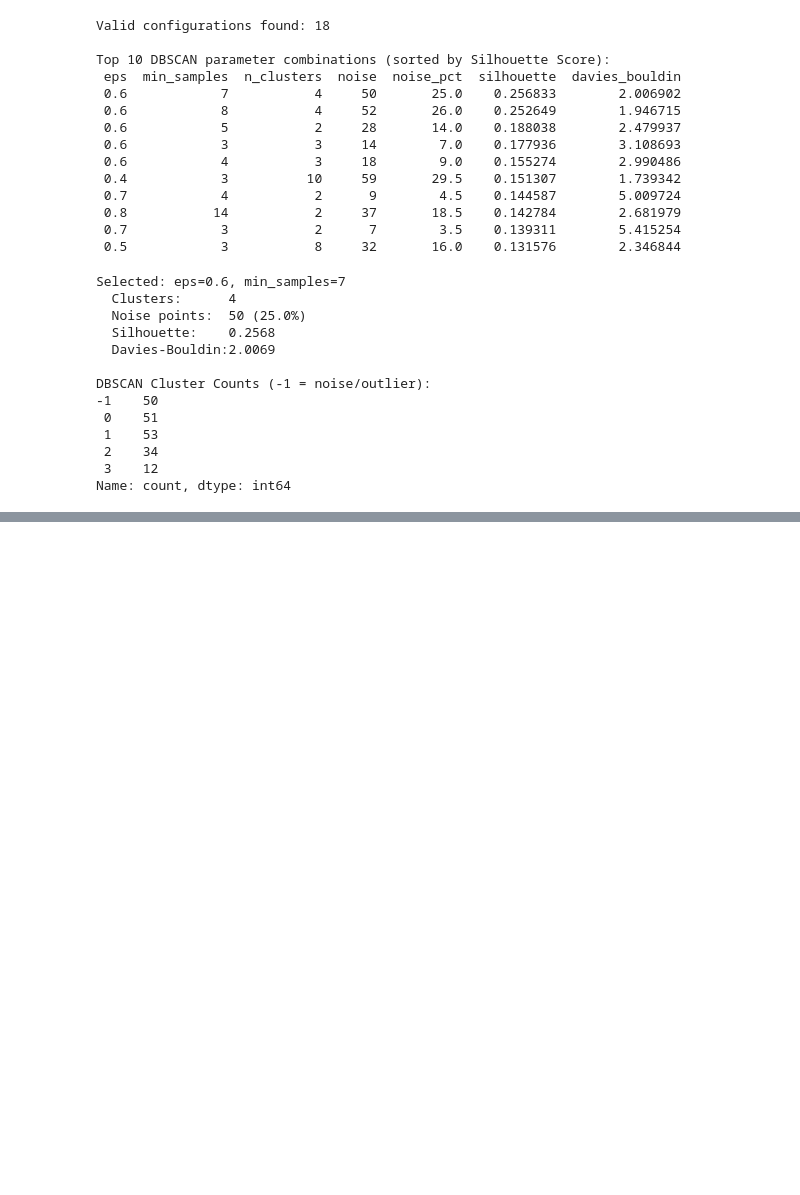
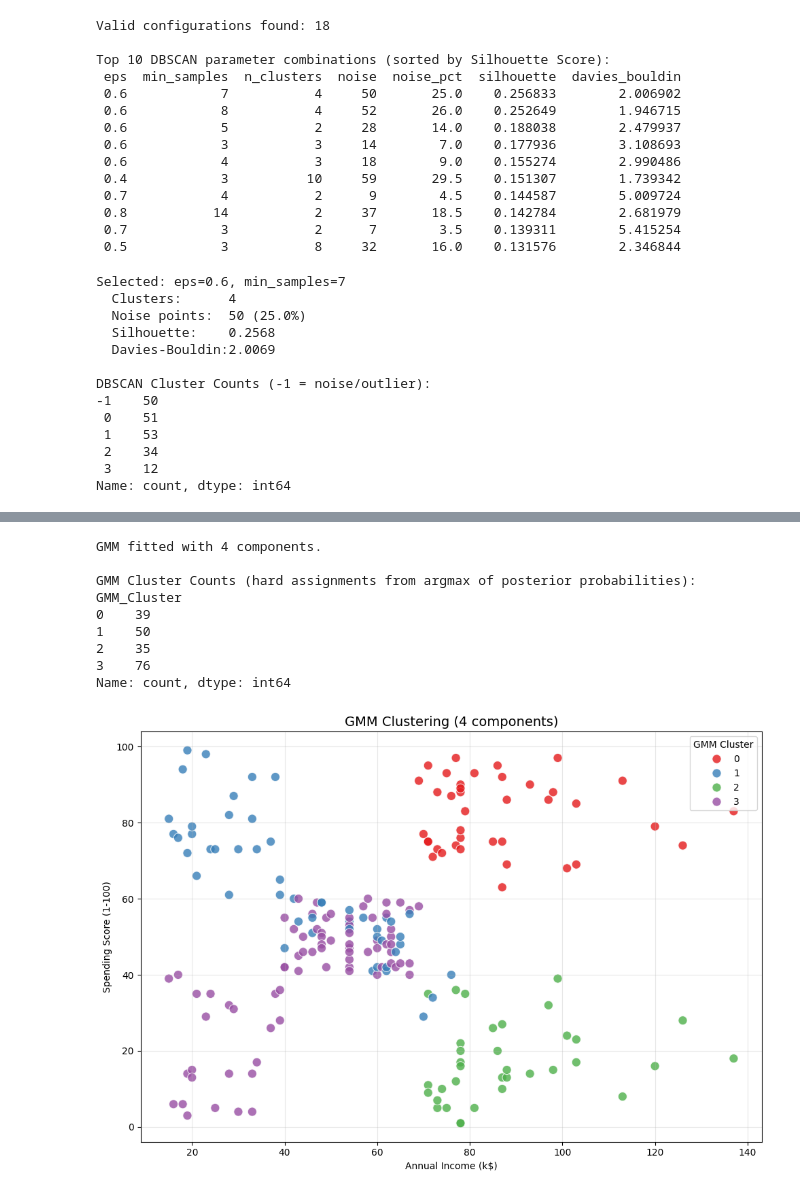
Before and after one commit to Safa30/CSE475_Machine_Learning, a Jupyter notebook: Lab/lab_2/Lab2_Unsupervised_Learning.ipynb, the cells around one changed output, grey strips where cells are left out. Drawn from its saved outputs; the diff is of its cells as text; code cells hidden in the pictures; blank space fills up the shorter version.

```diff
--- a/Lab/lab_2/Lab2_Unsupervised_Learning.ipynb
+++ b/Lab/lab_2/Lab2_Unsupervised_Learning.ipynb
@@ -661,0 +780,36 @@ Name: count, dtype: int64
+# %%
+# Apply GMM with BIC-constrained optimal components
+# BIC preferred over AIC: stronger penalty reduces over-fitting
+# Constrained selection avoids degenerate micro-clusters
+gmm_optimal = GaussianMixture(n_components=optimal_n_bic, random_state=42, n_init=5)
+gmm_optimal.fit(gmm_features)
+df_processed['GMM_Cluster'] = gmm_optimal.predict(gmm_features)
+
+print(f'GMM fitted with {optimal_n_bic} components.')
+print('\nGMM Cluster Counts (hard assignments from argmax of posterior probabilities):')
+print(df_processed['GMM_Cluster'].value_counts().sort_index())
+
+plt.figure(figsize=(10, 7))
+sns.scatterplot(x=df['Annual_Income'], y=df['Spending_Score'],
+                hue=df_processed['GMM_Cluster'],
+                palette='Set1', s=90, alpha=0.8)
+plt.title(f'GMM Clustering ({optimal_n_bic} components)', fontsize=14)
+plt.xlabel('Annual Income (k$)')
+plt.ylabel('Spending Score (1-100)')
+plt.legend(title='GMM Cluster')
+plt.grid(True, alpha=0.3)
+plt.tight_layout()
+plt.show()
+
+display(df_processed.head())
+# %% [output]
+GMM fitted with 4 components.
+
+GMM Cluster Counts (hard assignments from argmax of posterior probabilities):
+GMM_Cluster
+0    39
+1    50
+2    35
+3    76
+Name: count, dtype: int64
+[figure, added]
```
Also changed, not shown: parts of 6 cells of this notebook.
